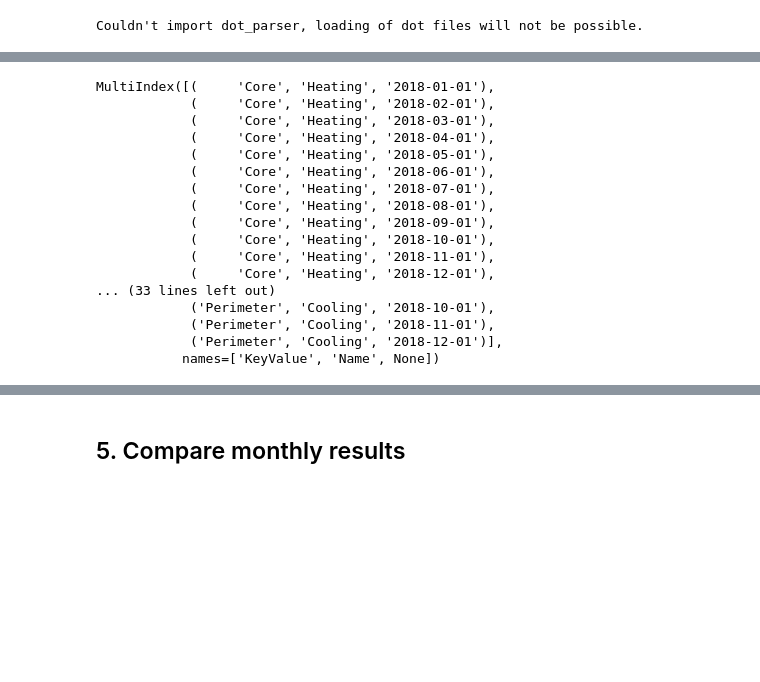
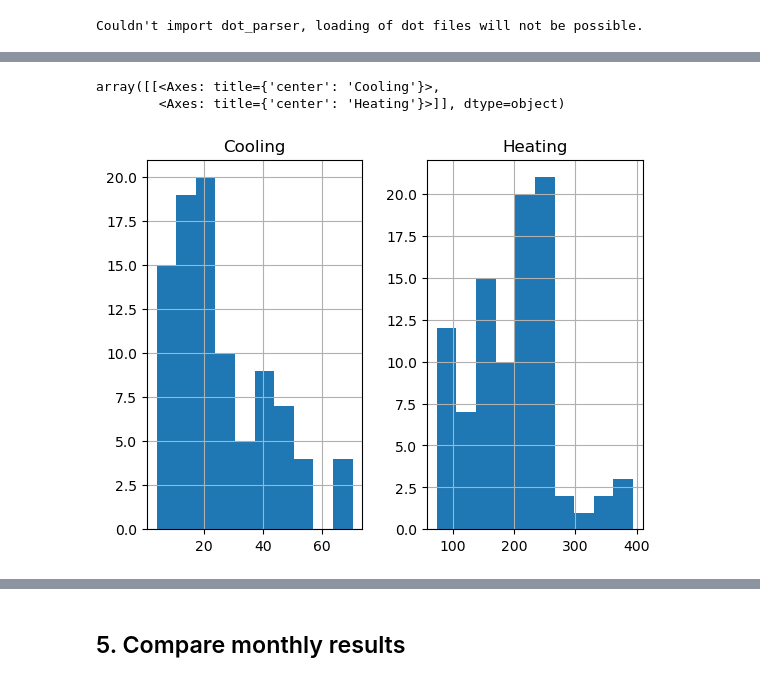
Before and after one commit to szvsw/ml-for-building-energy-modeling, a Jupyter notebook: ml-for-bem/notebooks/umi_tester.ipynb, the cells around one changed output, grey strips where cells are left out. Cells and saved outputs as stored; diff of their text form; code cells hidden in the pictures; blank space fills up the shorter version.

Commit message:
V1 ubem comparison test

```diff
--- a/ml-for-bem/notebooks/umi_tester.ipynb
+++ b/ml-for-bem/notebooks/umi_tester.ipynb
@@ -542,19 +318,2 @@ for path in simulated_shoeboxdf["ShoeboxPath"]:
 # %% [markdown]
 ## 4. Run surrogate for built v2 shoeboxes & compare
-# %%
-# copied from top
-from umi.ubem import UBEM
-from utils.constants import *
-
-import os
-import matplotlib.pyplot as plt
-import pandas as pd
-import numpy as np
-from pathlib import Path
-import geopandas as gpd
-from ladybug.epw import EPW
-from archetypal import UmiTemplateLibrary
-
-umi_test = UBEM.open_umi(
-    filename="D:/Users/zoelh/GitRepos/ml-for-building-energy-modeling/umi_data/Florianopolis/Florianopolis_Baseline_unsimulated.umi",
-)
@@ -651,12 +386,24 @@ False
 # %%
-features, schedules, climate = umi_test.prepare_for_surrogate()
+features, schedules, climate_florianopolis = umi_test.prepare_for_surrogate()
+features["WindowShgc"] = 0.65
 
-predictions = predict_ubem(
+# Change the weather file
+epw_fp = (
+    Path("data")
+    / "epws"
+    / "global_epws_indexed"
+    / "cityidx_0305_MNG_--ULAANBATAAR.442920_IWEC Data.epw"
+)
+epw = EPW(epw_fp)
+climate = umi_test.prepare_epw_features(epw)
+
+torch.set_float32_matmul_precision("medium")
+shoebox_predictions, monthly_predictions, annual_predictions = predict_ubem(
         trainer=trainer,
         surrogate=surrogate,
         features=features,
         schedules=schedules,
         climate=climate,
-        batch_size=32,
+        batch_size=12,
     )
 # %% [output]
@@ -688,20 +421,6 @@ predictions
-# %%
-predictions.columns
-# %% [output]
-MultiIndex([(     'Core', 'Heating', '2018-01-01'),
-            (     'Core', 'Heating', '2018-02-01'),
-            (     'Core', 'Heating', '2018-03-01'),
-            (     'Core', 'Heating', '2018-04-01'),
-            (     'Core', 'Heating', '2018-05-01'),
-            (     'Core', 'Heating', '2018-06-01'),
-            (     'Core', 'Heating', '2018-07-01'),
-            (     'Core', 'Heating', '2018-08-01'),
-            (     'Core', 'Heating', '2018-09-01'),
-            (     'Core', 'Heating', '2018-10-01'),
-            (     'Core', 'Heating', '2018-11-01'),
-            (     'Core', 'Heating', '2018-12-01'),
-... (33 lines left out)
-            ('Perimeter', 'Cooling', '2018-10-01'),
-            ('Perimeter', 'Cooling', '2018-11-01'),
-            ('Perimeter', 'Cooling', '2018-12-01')],
-           names=['KeyValue', 'Name', None])
+# %%
+annual_predictions.hist()
+# %% [output]
+array([[<Axes: title={'center': 'Cooling'}>,
+        <Axes: title={'center': 'Heating'}>]], dtype=object)
+[figure, added]
```
Also changed, not shown: parts of 36 cells of this notebook, 1 other file.
